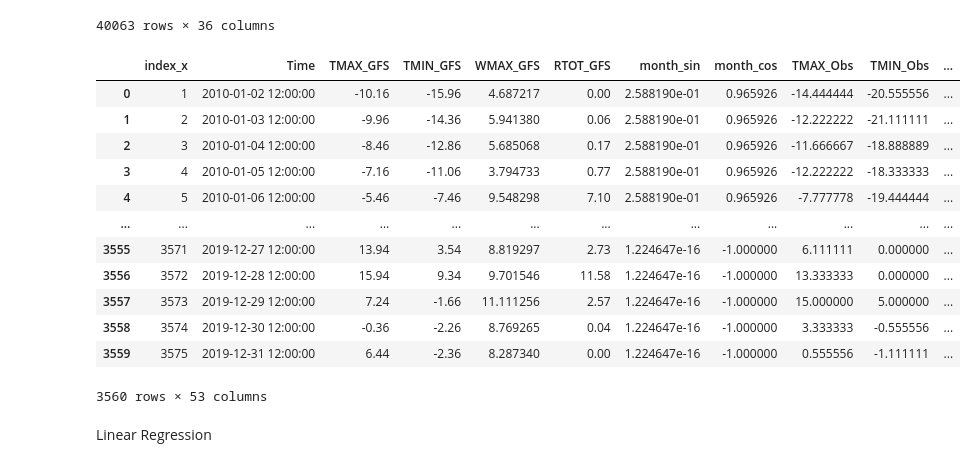
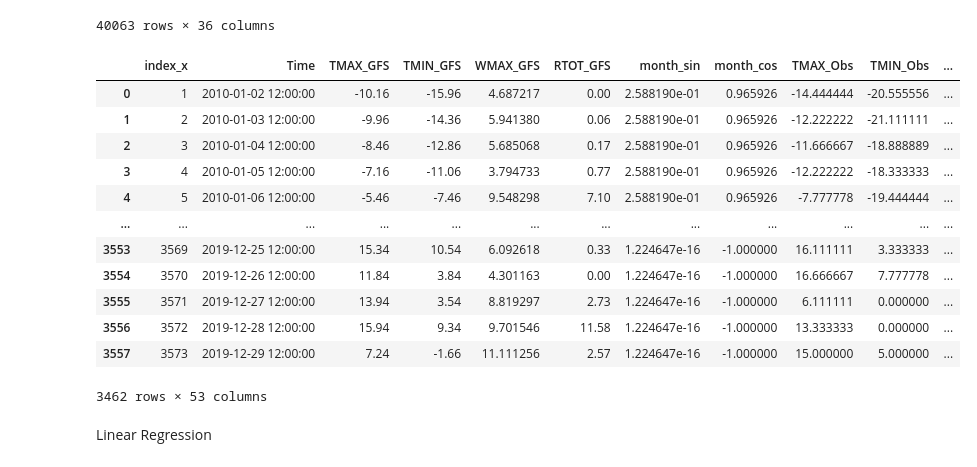
Before and after one commit to dfu2020/ATMS-597-SP-2020-Project-4, a Jupyter notebook: Project4_Joyce_v2.ipynb, the cells around one changed output. Cells and saved outputs as stored; diff of their text form; code cells hidden in the pictures.

```diff
--- a/Project4_Joyce_v2.ipynb
+++ b/Project4_Joyce_v2.ipynb
@@ -52,6 +52,7 @@ GFS_surface = pd.read_csv("GFS_surface.csv", parse_dates=True, index_col='Time')
 GFS_surface.rename(columns={'DWPC': 'DWPC_Surf', 'HCLD': 'HCLD_Surf', 'LCLD': 'LCLD_Surf', 'MCLD': 'MCLD_Surf',
                             'PRCP': 'PRCP_Surf', 'PRES': 'PRES_Surf', 'TMPC': 'TMPC_Surf', 'UWND': 'UWND_Surf',
                             'VWND': 'VWND_Surf', 'WSPD': 'WSPD_Surf'}, inplace = True)
+GFS_surface.dropna(inplace=True)
 GFS_surface.head()
 # %% [output]
 |  | DWPC_Surf | HCLD_Surf | LCLD_Surf | MCLD_Surf | PRCP_Surf | PRES_Surf | TMPC_Surf | UWND_Surf | VWND_Surf | ... |
@@ -83,4 +84,5 @@ for i in GFS_profile_names:
         extract_var_GFS_profile(i,j)
 GFS_profile = GFS_profile.drop(GFS_profile_names, axis=1)
 GFS_profile = GFS_profile.drop('PRES', axis=1)
-GFS_profile
+GFS_profile.dropna(inplace=True)
+GFS_profile = GFS_profile.astype(float)
@@ -140,23 +147,24 @@ df2
 # %%
 # Combine two intermediate datasets into one feature matrix
 # Could merge outer to preserve the 3-hour time steps, here I cut those out
 features_df = pd.merge(df1.reset_index(), df2.reset_index(), on='Time', how='inner')
 features_df.Time = pd.to_datetime(features_df.Time)
+features_df.dropna(inplace=True)
 features_df
 # %% [output]
 |  | index_x | Time | TMAX_GFS | TMIN_GFS | WMAX_GFS | RTOT_GFS | month_sin | month_cos | TMAX_Obs | TMIN_Obs | ... |
 | 0 | 1 | 2010-01-02 12:00:00 | -10.16 | -15.96 | 4.687217 | 0.00 | 2.588190e-01 | 0.965926 | -14.444444 | -20.555556 | ... |
 | 1 | 2 | 2010-01-03 12:00:00 | -9.96 | -14.36 | 5.941380 | 0.06 | 2.588190e-01 | 0.965926 | -12.222222 | -21.111111 | ... |
 | 2 | 3 | 2010-01-04 12:00:00 | -8.46 | -12.86 | 5.685068 | 0.17 | 2.588190e-01 | 0.965926 | -11.666667 | -18.888889 | ... |
 | 3 | 4 | 2010-01-05 12:00:00 | -7.16 | -11.06 | 3.794733 | 0.77 | 2.588190e-01 | 0.965926 | -12.222222 | -18.333333 | ... |
 | 4 | 5 | 2010-01-06 12:00:00 | -5.46 | -7.46 | 9.548298 | 7.10 | 2.588190e-01 | 0.965926 | -7.777778 | -19.444444 | ... |
 | ... | ... | ... | ... | ... | ... | ... | ... | ... | ... | ... | ... |
+| 3553 | 3569 | 2019-12-25 12:00:00 | 15.34 | 10.54 | 6.092618 | 0.33 | 1.224647e-16 | -1.000000 | 16.111111 | 3.333333 | ... |
+| 3554 | 3570 | 2019-12-26 12:00:00 | 11.84 | 3.84 | 4.301163 | 0.00 | 1.224647e-16 | -1.000000 | 16.666667 | 7.777778 | ... |
 | 3555 | 3571 | 2019-12-27 12:00:00 | 13.94 | 3.54 | 8.819297 | 2.73 | 1.224647e-16 | -1.000000 | 6.111111 | 0.000000 | ... |
 | 3556 | 3572 | 2019-12-28 12:00:00 | 15.94 | 9.34 | 9.701546 | 11.58 | 1.224647e-16 | -1.000000 | 13.333333 | 0.000000 | ... |
 | 3557 | 3573 | 2019-12-29 12:00:00 | 7.24 | -1.66 | 11.111256 | 2.57 | 1.224647e-16 | -1.000000 | 15.000000 | 5.000000 | ... |
-| 3558 | 3574 | 2019-12-30 12:00:00 | -0.36 | -2.26 | 8.769265 | 0.04 | 1.224647e-16 | -1.000000 | 3.333333 | -0.555556 | ... |
-| 3559 | 3575 | 2019-12-31 12:00:00 | 6.44 | -2.36 | 8.287340 | 0.00 | 1.224647e-16 | -1.000000 | 0.555556 | -1.111111 | ... |
-3560 rows × 53 columns
+3462 rows × 53 columns
 # %%
 # Split into training and test sets
 # Can change features
```
Also changed, not shown: parts of 23 cells of this notebook.
